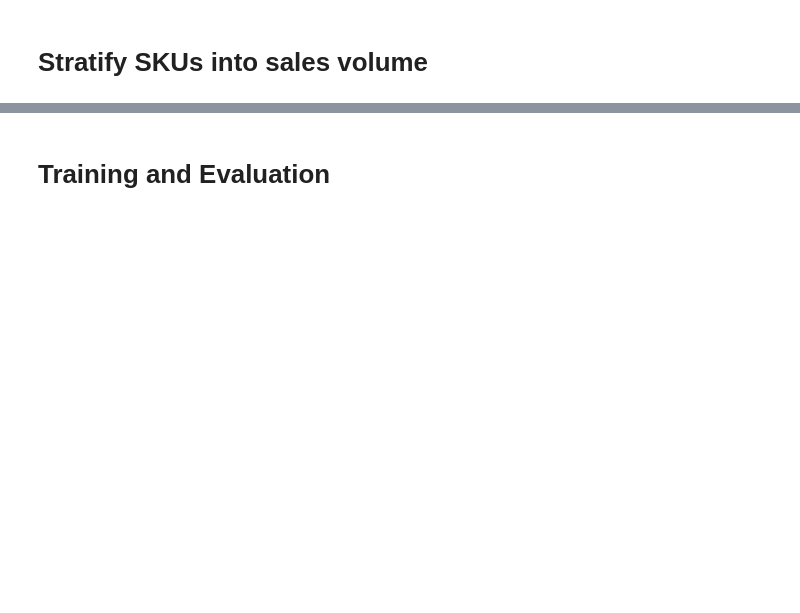
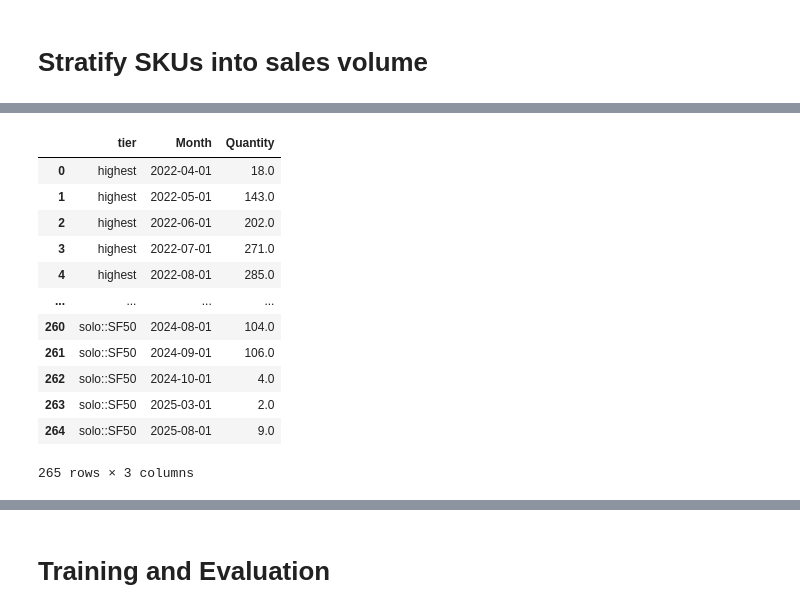
Before and after one commit to yaokiet/levelsliving-IMS, a Jupyter notebook: server/forecasting/forecasting.ipynb, the cells around one changed output, grey strips where cells are left out. Drawn from its saved outputs; the diff is of its cells as text; code cells hidden in the pictures; blank space fills up the shorter version.

```diff
--- a/server/forecasting/forecasting.ipynb
+++ b/server/forecasting/forecasting.ipynb
@@ -185,0 +194,23 @@ X_train, X_test, y_train, y_test = train_test_split(X, y, test_size=0.2, shuffle
+# %%
+df_tier_month = (
+    tiered.assign(Month=pd.to_datetime(tiered["Month"]).dt.to_period("M").dt.to_timestamp())
+      .groupby(["tier", "Month"], as_index=False)["Quantity"]
+      .sum()
+      .sort_values(["tier", "Month"])
+)
+
+df_tier_month
+# %% [output]
+|  | tier | Month | Quantity |
+| 0 | highest | 2022-04-01 | 18.0 |
+| 1 | highest | 2022-05-01 | 143.0 |
+| 2 | highest | 2022-06-01 | 202.0 |
+| 3 | highest | 2022-07-01 | 271.0 |
+| 4 | highest | 2022-08-01 | 285.0 |
+| ... | ... | ... | ... |
+| 260 | solo::SF50 | 2024-08-01 | 104.0 |
+| 261 | solo::SF50 | 2024-09-01 | 106.0 |
+| 262 | solo::SF50 | 2024-10-01 | 4.0 |
+| 263 | solo::SF50 | 2025-03-01 | 2.0 |
+| 264 | solo::SF50 | 2025-08-01 | 9.0 |
+265 rows × 3 columns
```
Also changed, not shown: parts of 37 cells of this notebook, 19 other files.
